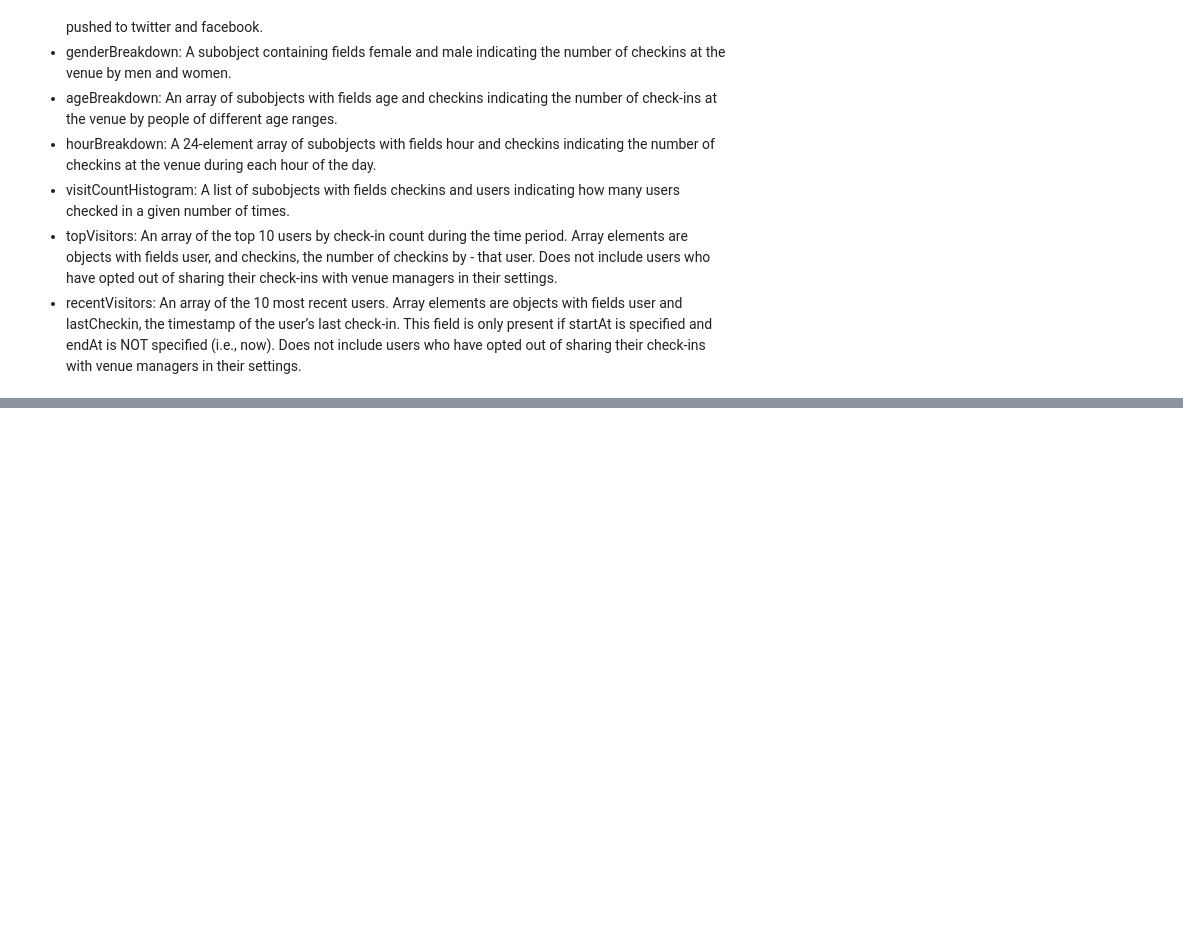
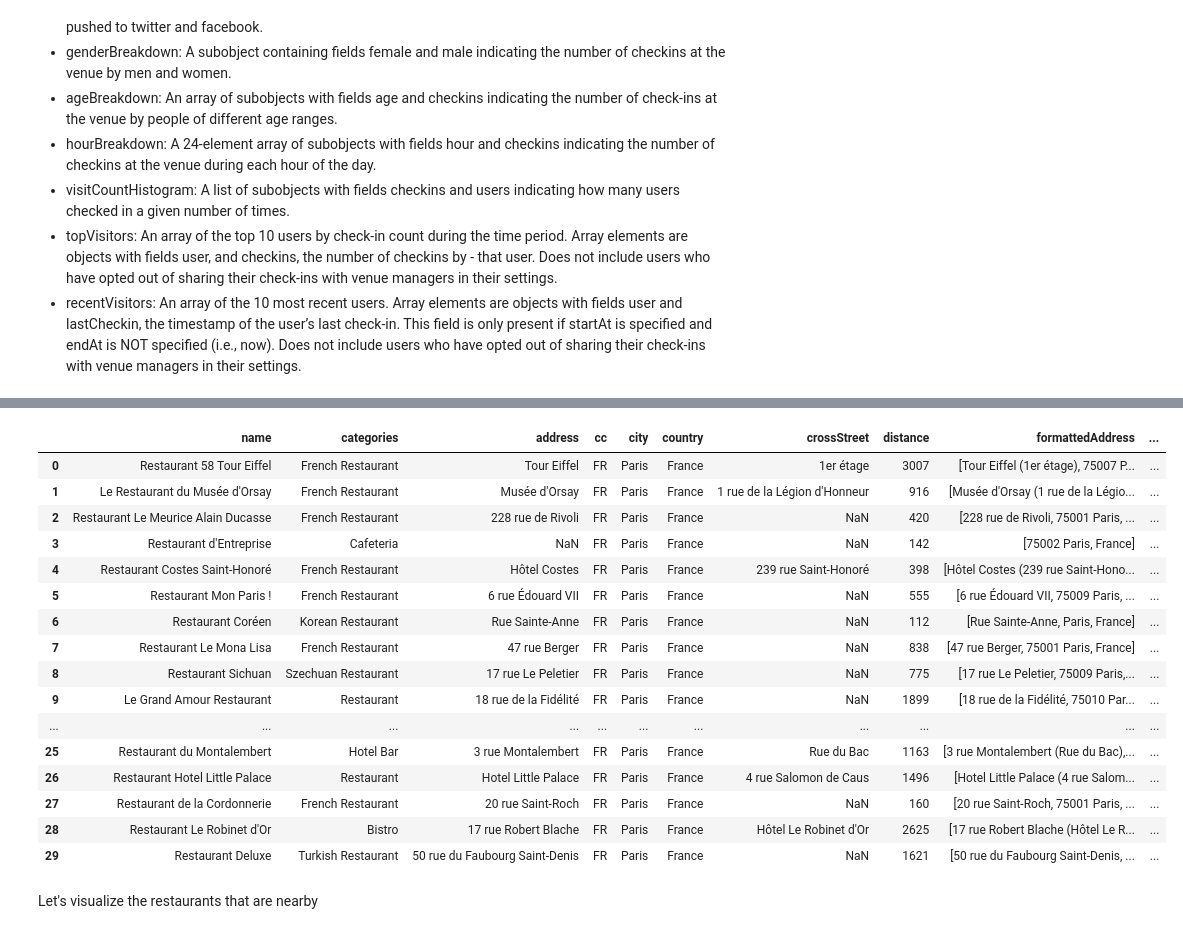
Before and after one commit to DariusTETSA/Coursera_Capstone, a Jupyter notebook: Data science capstone week 1 final - Data descript.ipynb, the cells around one changed output, grey strips where cells are left out. Cells and saved outputs as stored; diff of their text form; code cells hidden in the pictures; blank space fills up the shorter version.

```diff
--- a/Data science capstone week 1 final - Data descript.ipynb
+++ b/Data science capstone week 1 final - Data descript.ipynb
@@ -44,0 +97,7 @@ For each venue, we will get the statistics. The fields are the following
+# %%
+latitude = 48.866667
+search_query = 'Restaurant'
+radius = 6000
+print(search_query + ' .... OK!')
+longitude = 2.333333
+print(latitude, longitude)
@@ -44,0 +107,3 @@ For each venue, we will get the statistics. The fields are the following
+# %%
+url = 'https://api.foursquare.com/v2/venues/search?client_id={}&client_secret={}&ll={},{}&v={}&query={}&radius={}&limit={}'.format(CLIENT_ID, CLIENT_SECRET, latitude, longitude, VERSION, search_query, radius, LIMIT)
+url
@@ -44,0 +112,3 @@ For each venue, we will get the statistics. The fields are the following
+# %%
+results = requests.get(url).json()
+results
@@ -44,0 +133,7 @@ For each venue, we will get the statistics. The fields are the following
+# %%
+# assign relevant part of JSON to venues
+venues = results['response']['venues']
+
+# tranform venues into a dataframe
+dataframe = json_normalize(venues)
+dataframe.head()
@@ -44,0 +147,44 @@ For each venue, we will get the statistics. The fields are the following
+# %%
+# keep only columns that include venue name, and anything that is associated with location
+filtered_columns = ['name', 'categories'] + [col for col in dataframe.columns if col.startswith('location.')] + ['id']
+dataframe_filtered = dataframe.loc[:, filtered_columns]
+
+# function that extracts the category of the venue
+def get_category_type(row):
+    try:
+        categories_list = row['categories']
+    except:
+        categories_list = row['venue.categories']
+
+    if len(categories_list) == 0:
+        return None
+    else:
+        return categories_list[0]['name']
+
+# filter the category for each row
+dataframe_filtered['categories'] = dataframe_filtered.apply(get_category_type, axis=1)
+
+# clean column names by keeping only last term
+dataframe_filtered.columns = [column.split('.')[-1] for column in dataframe_filtered.columns]
+
+dataframe_filtered
+# %% [output]
+|  | name | categories | address | cc | city | country | crossStreet | distance | formattedAddress | ... |
+| 0 | Restaurant 58 Tour Eiffel | French Restaurant | Tour Eiffel | FR | Paris | France | 1er étage | 3007 | [Tour Eiffel (1er étage), 75007 P... | ... |
+| 1 | Le Restaurant du Musée d'Orsay | French Restaurant | Musée d'Orsay | FR | Paris | France | 1 rue de la Légion d'Honneur | 916 | [Musée d'Orsay (1 rue de la Légio... | ... |
+| 2 | Restaurant Le Meurice Alain Ducasse | French Restaurant | 228 rue de Rivoli | FR | Paris | France | NaN | 420 | [228 rue de Rivoli, 75001 Paris, ... | ... |
+| 3 | Restaurant d'Entreprise | Cafeteria | NaN | FR | Paris | France | NaN | 142 | [75002 Paris, France] | ... |
+| 4 | Restaurant Costes Saint-Honoré | French Restaurant | Hôtel Costes | FR | Paris | France | 239 rue Saint-Honoré | 398 | [Hôtel Costes (239 rue Saint-Hono... | ... |
+| 5 | Restaurant Mon Paris ! | French Restaurant | 6 rue Édouard VII | FR | Paris | France | NaN | 555 | [6 rue Édouard VII, 75009 Paris, ... | ... |
+| 6 | Restaurant Coréen | Korean Restaurant | Rue Sainte-Anne | FR | Paris | France | NaN | 112 | [Rue Sainte-Anne, Paris, France] | ... |
+| 7 | Restaurant Le Mona Lisa | French Restaurant | 47 rue Berger | FR | Paris | France | NaN | 838 | [47 rue Berger, 75001 Paris, France] | ... |
+| 8 | Restaurant Sichuan | Szechuan Restaurant | 17 rue Le Peletier | FR | Paris | France | NaN | 775 | [17 rue Le Peletier, 75009 Paris,... | ... |
+| 9 | Le Grand Amour Restaurant | Restaurant | 18 rue de la Fidélité | FR | Paris | France | NaN | 1899 | [18 rue de la Fidélité, 75010 Par... | ... |
+| ... | ... | ... | ... | ... | ... | ... | ... | ... | ... | ... |
+| 25 | Restaurant du Montalembert | Hotel Bar | 3 rue Montalembert | FR | Paris | France | Rue du Bac | 1163 | [3 rue Montalembert (Rue du Bac),... | ... |
+| 26 | Restaurant Hotel Little Palace | Restaurant | Hotel Little Palace | FR | Paris | France | 4 rue Salomon de Caus | 1496 | [Hotel Little Palace (4 rue Salom... | ... |
+| 27 | Restaurant de la Cordonnerie | French Restaurant | 20 rue Saint-Roch | FR | Paris | France | NaN | 160 | [20 rue Saint-Roch, 75001 Paris, ... | ... |
+| 28 | Restaurant Le Robinet d'Or | Bistro | 17 rue Robert Blache | FR | Paris | France | Hôtel Le Robinet d'Or | 2625 | [17 rue Robert Blache (Hôtel Le R... | ... |
+| 29 | Restaurant Deluxe | Turkish Restaurant | 50 rue du Faubourg Saint-Denis | FR | Paris | France | NaN | 1621 | [50 rue du Faubourg Saint-Denis, ... | ... |
+# %% [markdown]
+Let's visualize the restaurants that are nearby
```
Also changed, not shown: parts of 9 cells of this notebook.
